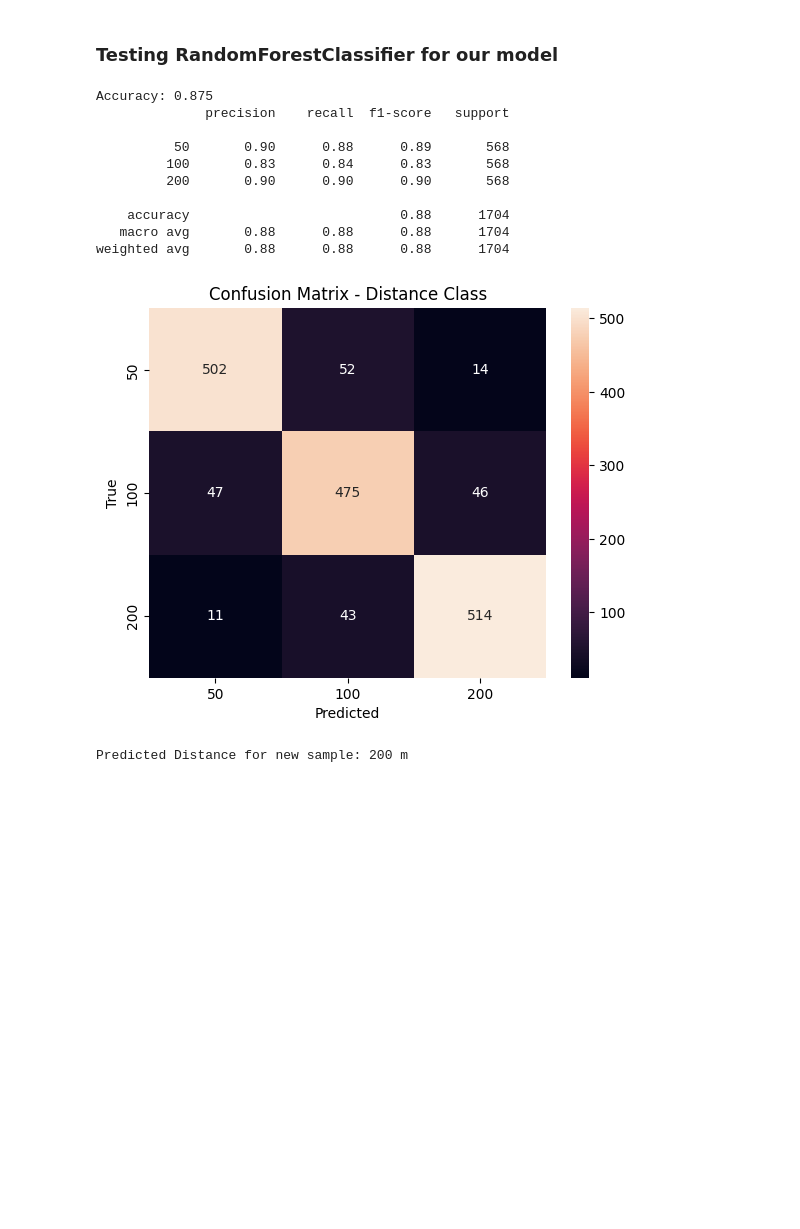
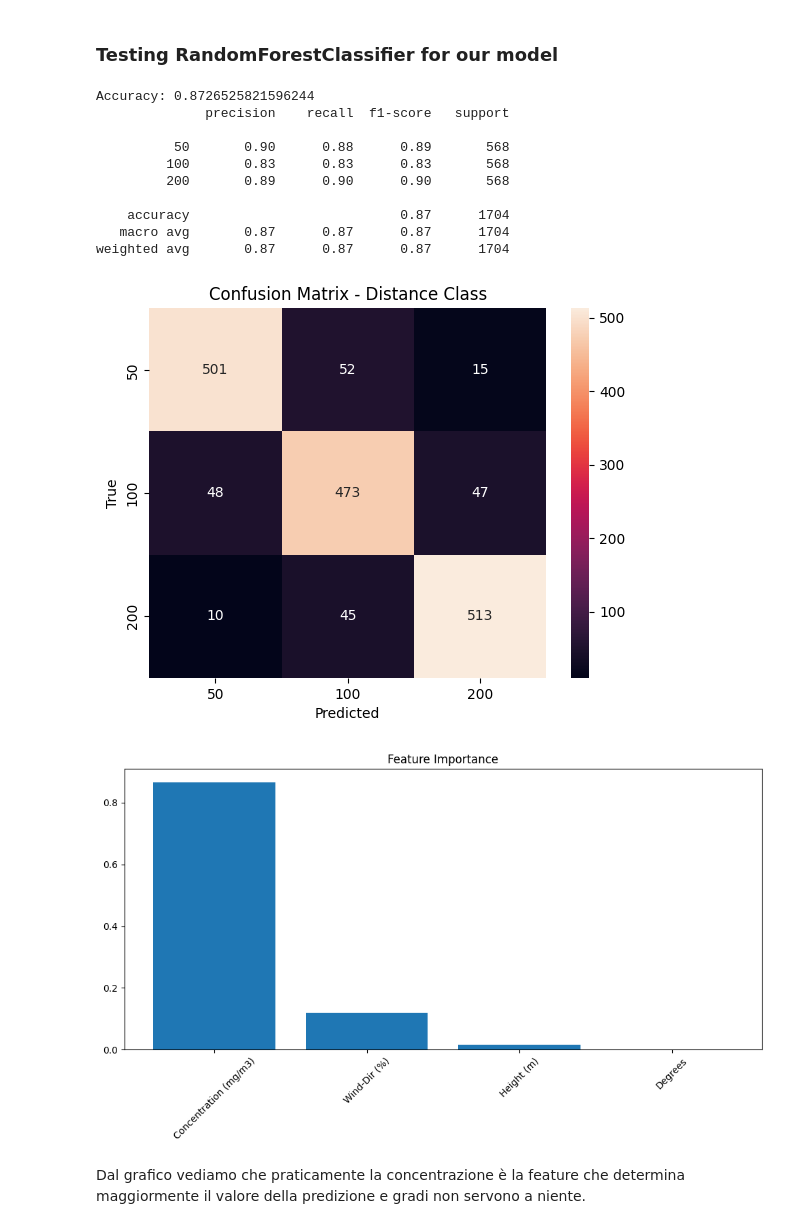
Before and after one commit to gviglione/DataAnalyticsProject, a Jupyter notebook: src/proof_run.ipynb, the cells around one changed output. Cells and saved outputs as stored; diff of their text form; code cells hidden in the pictures; blank space fills up the shorter version.

Commit message:
updated Model implementation

```diff
--- a/src/proof_run.ipynb
+++ b/src/proof_run.ipynb
@@ -631,7 +631,9 @@ from sklearn.ensemble import RandomForestClassifier
 from sklearn.metrics import accuracy_score, classification_report
 from sklearn.model_selection import KFold, cross_val_predict
 modelC = RandomForestClassifier(n_estimators=100, random_state=42)
-# Cross validation prediction
+# creo le feature e la variabile target
+
+X = df_melted[[ "Degrees", "Wind-Dir (%)", "Height (m)", "Concentration (mg/m3)"]]
 y = df_melted['Distance']
 kf = KFold(n_splits=10, shuffle=True, random_state=42)
 y_predC = cross_val_predict(modelC, X, y, cv=kf)
@@ -654,26 +656,30 @@ plt.ylabel("True")
 plt.title("Confusion Matrix - Distance Class")
 plt.show()
 # %% [output]
-Accuracy: 0.875
+Accuracy: 0.8726525821596244
               precision    recall  f1-score   support
 
           50       0.90      0.88      0.89       568
-         100       0.83      0.84      0.83       568
-         200       0.90      0.90      0.90       568
+         100       0.83      0.83      0.83       568
+         200       0.89      0.90      0.90       568
 
-    accuracy                           0.88      1704
-   macro avg       0.88      0.88      0.88      1704
-weighted avg       0.88      0.88      0.88      1704
+    accuracy                           0.87      1704
+   macro avg       0.87      0.87      0.87      1704
+weighted avg       0.87      0.87      0.87      1704
 [figure]
 # %%
 modelC.fit(X, y)
-new_sample = pd.DataFrame({
-    "Concentration (mg/m3)": [0.5],
-    "Wind-Dir (%)": [10],
-    "Height (m)": [5],
-    "Degrees": [45]
-})
-predicted_distance = modelC.predict(new_sample)
-print(f"Predicted Distance for new sample: {predicted_distance[0]} m")
+feature_names = X.columns
+importances = modelC.feature_importances_
+indices = np.argsort(importances)[::-1]
+
+plt.figure(figsize=(10, 6))
+plt.title("Feature Importance")
+plt.bar(range(X.shape[1]), importances[indices])
+plt.xticks(range(X.shape[1]), [feature_names[i] for i in indices], rotation=45)
+plt.tight_layout()
+plt.show()
 # %% [output]
-Predicted Distance for new sample: 200 m
+[figure, added]
+# %% [markdown]
+Dal grafico vediamo che praticamente la concentrazione è la feature che determina maggiormente il valore della predizione e gradi non servono a niente.
```
Also changed, not shown: parts of 1 cell of this notebook, 1 other file.
